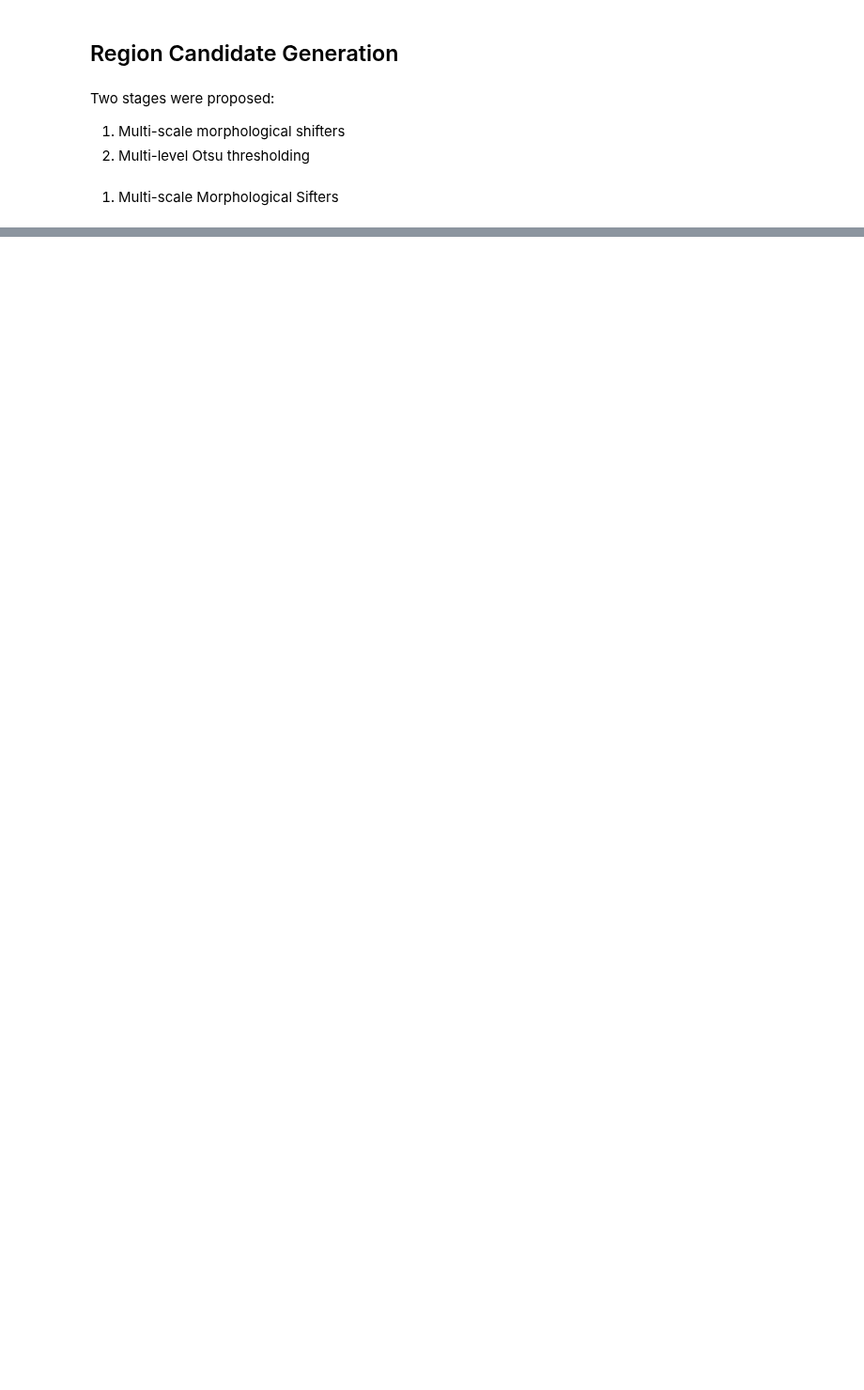
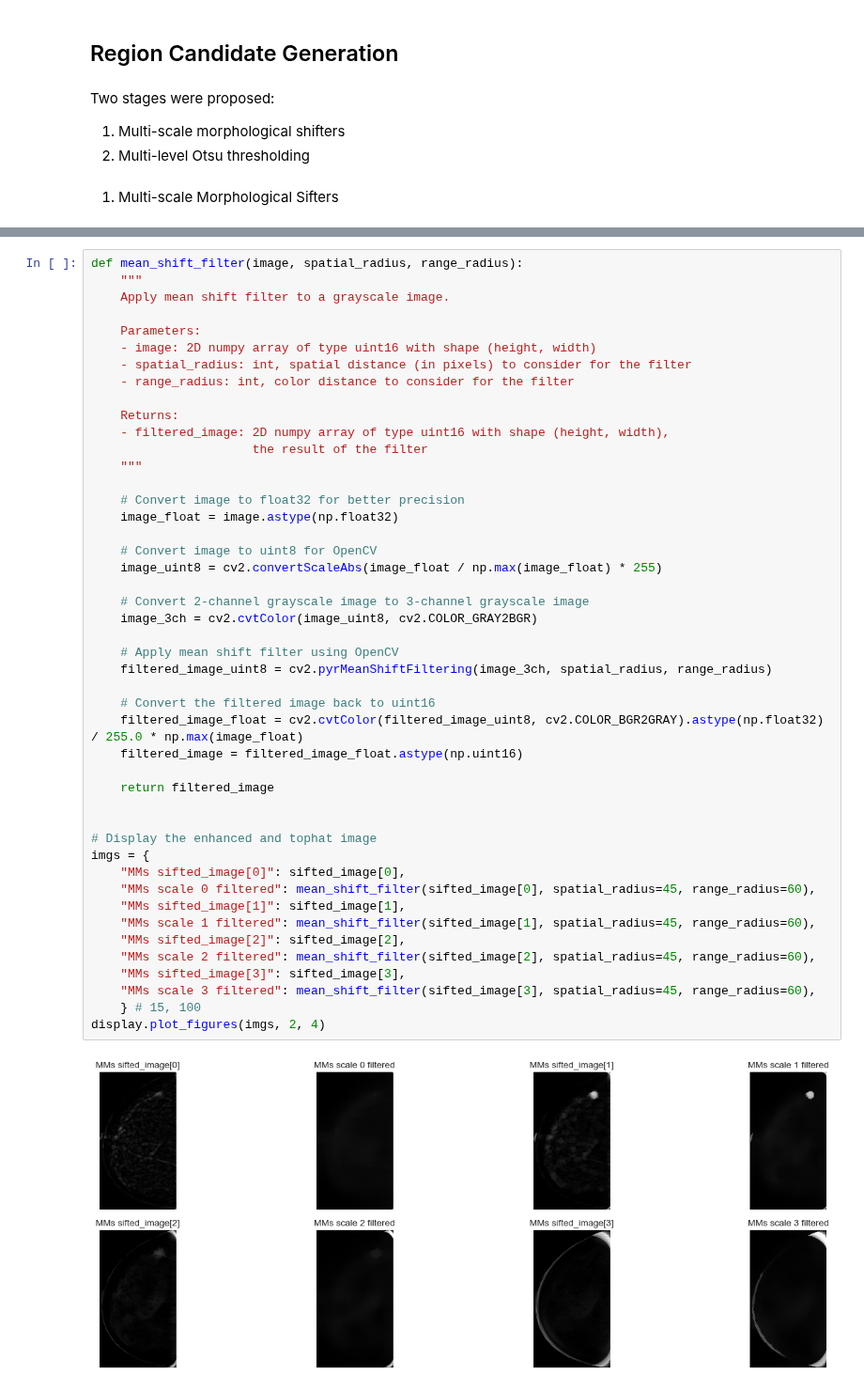
Before and after one commit to abdalrhmanu/breast-mass-detection-and-segmentation-using-multi-scale-morphological-sifting-and-kmeans-clustering, a Jupyter notebook: notebooks/Abdel-Notebook (mass detection implementation).ipynb, the cells around one changed output, grey strips where cells are left out. Shown at 94% size. Saved outputs shown, nothing was run; the diff lists cells and outputs as text; blank space fills up the shorter version.

```diff
--- a/notebooks/Abdel-Notebook (mass detection implementation).ipynb
+++ b/notebooks/Abdel-Notebook (mass detection implementation).ipynb
@@ -234 +177,49 @@ display.plot_figures(imgs, 2, 3)
+# %%
+def mean_shift_filter(image, spatial_radius, range_radius):
+    """
+    Apply mean shift filter to a grayscale image.
+
+    Parameters:
+    - image: 2D numpy array of type uint16 with shape (height, width)
+    - spatial_radius: int, spatial distance (in pixels) to consider for the filter
+    - range_radius: int, color distance to consider for the filter
+
+    Returns:
+    - filtered_image: 2D numpy array of type uint16 with shape (height, width),
+                      the result of the filter
+    """
+
+    # Convert image to float32 for better precision
+    image_float = image.astype(np.float32)
+
+    # Convert image to uint8 for OpenCV
+    image_uint8 = cv2.convertScaleAbs(image_float / np.max(image_float) * 255)
+
+    # Convert 2-channel grayscale image to 3-channel grayscale image
+    image_3ch = cv2.cvtColor(image_uint8, cv2.COLOR_GRAY2BGR)
+
+    # Apply mean shift filter using OpenCV
+    filtered_image_uint8 = cv2.pyrMeanShiftFiltering(image_3ch, spatial_radius, range_radius)
+
+    # Convert the filtered image back to uint16
+    filtered_image_float = cv2.cvtColor(filtered_image_uint8, cv2.COLOR_BGR2GRAY).astype(np.float32) / 255.0 * np.max(image_float)
+    filtered_image = filtered_image_float.astype(np.uint16)
+
+    return filtered_image
+
+
+# Display the enhanced and tophat image
+imgs = {
+    "MMs sifted_image[0]": sifted_image[0],
+    "MMs scale 0 filtered": mean_shift_filter(sifted_image[0], spatial_radius=45, range_radius=60),
+    "MMs sifted_image[1]": sifted_image[1],
+    "MMs scale 1 filtered": mean_shift_filter(sifted_image[1], spatial_radius=45, range_radius=60),
+    "MMs sifted_image[2]": sifted_image[2],
+    "MMs scale 2 filtered": mean_shift_filter(sifted_image[2], spatial_radius=45, range_radius=60),
+    "MMs sifted_image[3]": sifted_image[3],
+    "MMs scale 3 filtered": mean_shift_filter(sifted_image[3], spatial_radius=45, range_radius=60),
+    } # 15, 100
+display.plot_figures(imgs, 2, 4)
+# %% [output]
+[figure, added]
 # %%
```
Also changed, not shown: parts of 19 cells of this notebook.
